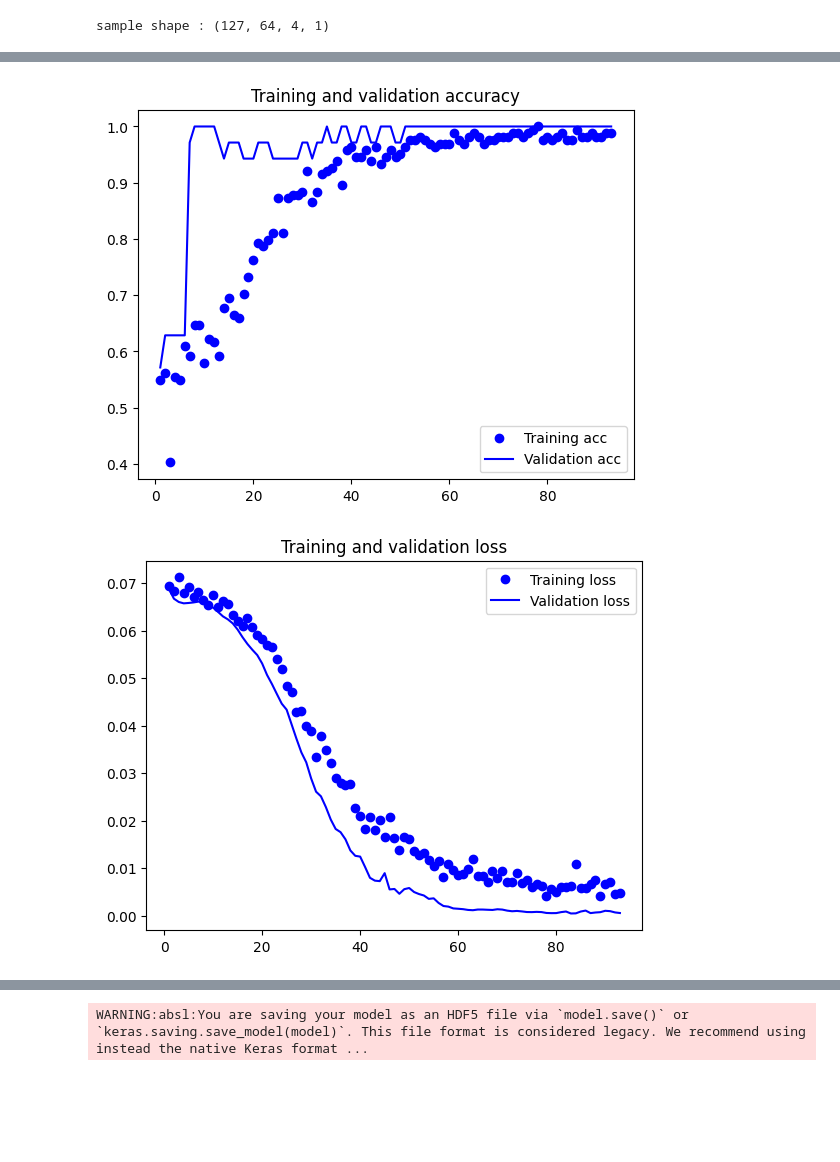
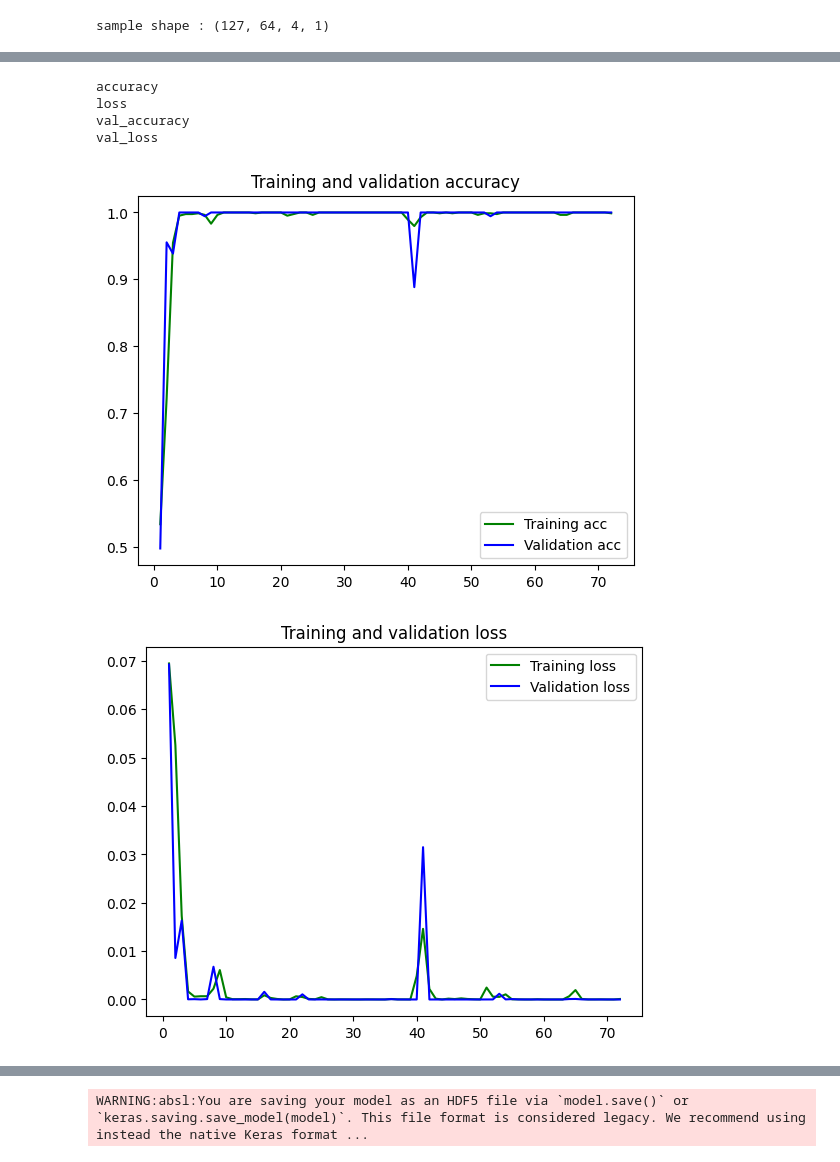
Before and after one commit to iman-clin/IWR6843AOP_EVM, a Jupyter notebook: Jupyter/Doppler_heatmap_multiclass_training_local.ipynb, the cells around one changed output, grey strips where cells are left out. Saved outputs shown, nothing was run; the diff lists cells and outputs as text; code cells hidden in the pictures; blank space fills up the shorter version.

```diff
--- a/Jupyter/Doppler_heatmap_multiclass_training_local.ipynb
+++ b/Jupyter/Doppler_heatmap_multiclass_training_local.ipynb
@@ -91,23 +91,26 @@ model = models.Sequential()
 # Convolution filters
 model.add(layers.Conv3D(filters=8, kernel_size=(3,3,3), kernel_initializer='random_normal', activation='relu', padding = 'same', input_shape=sample_shape, name = 'Conv3D_layer1'))
 model.add(layers.MaxPooling3D(pool_size=(2,2,1), name = 'Pooling_layer1'))
+model.add(Dropout(0.5))
 
 model.add(Conv3D(filters=8, kernel_size=(3,3,3), kernel_initializer='random_normal', activation='relu', padding = 'same', name = 'Conv3D_layer2'))
 model.add(MaxPooling3D(pool_size=(2,2,1), name = 'Pooling_layer2'))
+model.add(Dropout(0.5))
 
 model.add(Conv3D(filters=8, kernel_size=(3,3,3), kernel_initializer='random_normal', activation='relu', padding = 'same', name = 'Conv3D_layer3'))
 model.add(MaxPooling3D(pool_size=(2,2,1), name = 'Pooling_layer3'))
+model.add(Dropout(0.5))
 
 # Classifier
 model.add(Flatten())
 model.add(Dense(128, kernel_initializer='random_normal', activation='relu'))
-model.add(Dropout(0.4))
+model.add(Dropout(0.5))
 model.add(Dense(32, kernel_initializer='random_normal', activation='relu'))
-model.add(Dropout(0.6))
+model.add(Dropout(0.5))
 
 
 # Check Number of Classes Before Training
-model.add(Dense(2, activation='softmax'))
+model.add(Dense(2, activation='sigmoid'))
 
 # Display model
 model.layers
@@ -136,20 +139,20 @@ Model: "sequential"
  Non-trainable params: 0 (0.00 B)
 # %%
 # PatientEearly Stopping
-es = EarlyStopping(monitor='val_loss', mode='min', verbose=1, patience=10, restore_best_weights=True)
+es = EarlyStopping(monitor='val_loss', mode='min', verbose=1, patience=20, restore_best_weights=True)
 #mc = ModelCheckpoint('best_model.h5', monitor='val_accuracy', mode='max', verbose=1, save_best_only=True)
 # %%
 # Add training parameters to model
 model.compile(loss='sparse_categorical_crossentropy',
-             optimizer='Adam', #SGD, RMSProp, Adam, nadam
+             optimizer=keras.optimizers.Adam(learning_rate=0.001), #SGD, RMSProp, Adam, nadam
              loss_weights=0.1,
              metrics=['accuracy'])
 # %%
 # Train
 history = model.fit(x_train,
                    y_train,
-                   epochs=500,
-                   batch_size=256,
+                   epochs=250,
+                   batch_size=8,
                    validation_data=(x_val,y_val),
-                    callbacks = [es])
+                   callbacks = [es])
 # %% [output]
@@ -176,38 +179,48 @@ history_14_52 =history
 history_14_59 =history
 # %%
 history_15_1 =history
+# %%
+for j in history.history:
+    print (j)
+# %% [output]
+accuracy
+loss
+val_accuracy
+val_loss
 # %%
 # Plot results
 import matplotlib.pyplot as plt
 
 acc = history.history['accuracy']
 val_acc = history.history['val_accuracy']
 loss = history.history['loss']
 val_loss = history.history['val_loss']
 #recall = history.history['recall_1']
 #val_recall = history.history['val_recall_1']
-#precision = history.history['precision_1']
-#val_precision = history.history['val_precision_1']
+#precision = history.history['precision']
+#val_precision = history.history['val_precision']
 
 
 epochs = range(1, len(acc) + 1)
 
-plt.plot(epochs, acc, 'bo', label='Training acc')
+# Plot the training and validation accuracy
+plt.plot(epochs, acc, 'g', label='Training acc')
 plt.plot(epochs, val_acc, 'b', label='Validation acc')
 plt.title('Training and validation accuracy')
 plt.legend()
 
 plt.figure()
 
-plt.plot(epochs, loss, 'bo', label='Training loss')
+# Plot the training and validation loss
+plt.plot(epochs, loss, 'g', label='Training loss')
 plt.plot(epochs, val_loss, 'b', label='Validation loss')
 plt.title('Training and validation loss')
 plt.legend()
 
 plt.show()
 # %% [output]
-[figure, old version]
+[figure, new version]
-[figure, old version]
+[figure, new version]
 # %%
 test_loss, test_acc = model.evaluate(x_test, y_test, verbose=2)
 # %% [output]
```
Also changed, not shown: parts of 10 cells of this notebook, 4 other files.
